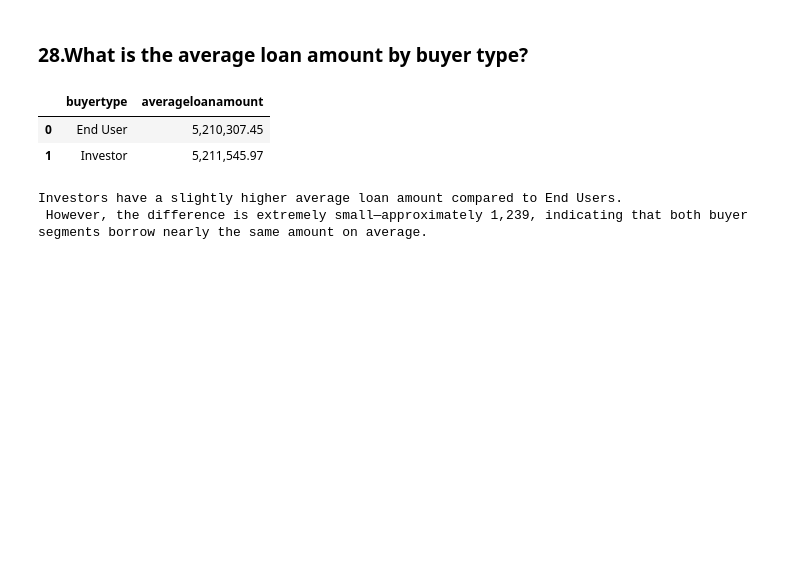
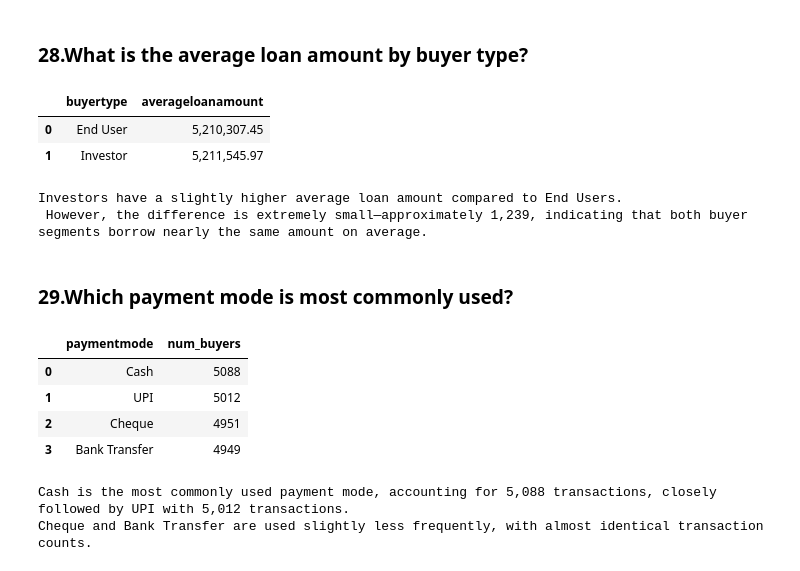
Before and after one commit to mukundnaramesh2605/guvi-python-sql-pandas-project-1, a Jupyter notebook: project.ipynb, the cells around one changed output. Drawn from its saved outputs; the diff is of its cells as text; code cells hidden in the pictures; blank space fills up the shorter version.

Commit message:
Fix query variable naming and add analysis on payment modes used by buyers

```diff
--- a/project.ipynb
+++ b/project.ipynb
@@ -1334,3 +1334,27 @@ print(interpretation)
 | 1 | Investor | 5,211,545.97 |
 Investors have a slightly higher average loan amount compared to End Users.
  However, the difference is extremely small—approximately 1,239, indicating that both buyer segments borrow nearly the same amount on average.
+# %% [markdown]
+### 29.Which payment mode is most commonly used?
+# %%
+query29 = """
+SELECT paymentmode, COUNT(*) AS num_buyers
+FROM buyers
+GROUP BY paymentmode
+ORDER BY num_buyers DESC;
+"""
+result29 = pd.read_sql(query29, conn)
+display(result29)
+interpretation = """
+Cash is the most commonly used payment mode, accounting for 5,088 transactions, closely followed by UPI with 5,012 transactions.
+Cheque and Bank Transfer are used slightly less frequently, with almost identical transaction counts.
+ """
+print(interpretation)
+# %% [output]
+|  | paymentmode | num_buyers |
+| 0 | Cash | 5088 |
+| 1 | UPI | 5012 |
+| 2 | Cheque | 4951 |
+| 3 | Bank Transfer | 4949 |
+Cash is the most commonly used payment mode, accounting for 5,088 transactions, closely followed by UPI with 5,012 transactions.
+Cheque and Bank Transfer are used slightly less frequently, with almost identical transaction counts.
```
Also changed, not shown: parts of 1 cell of this notebook.
